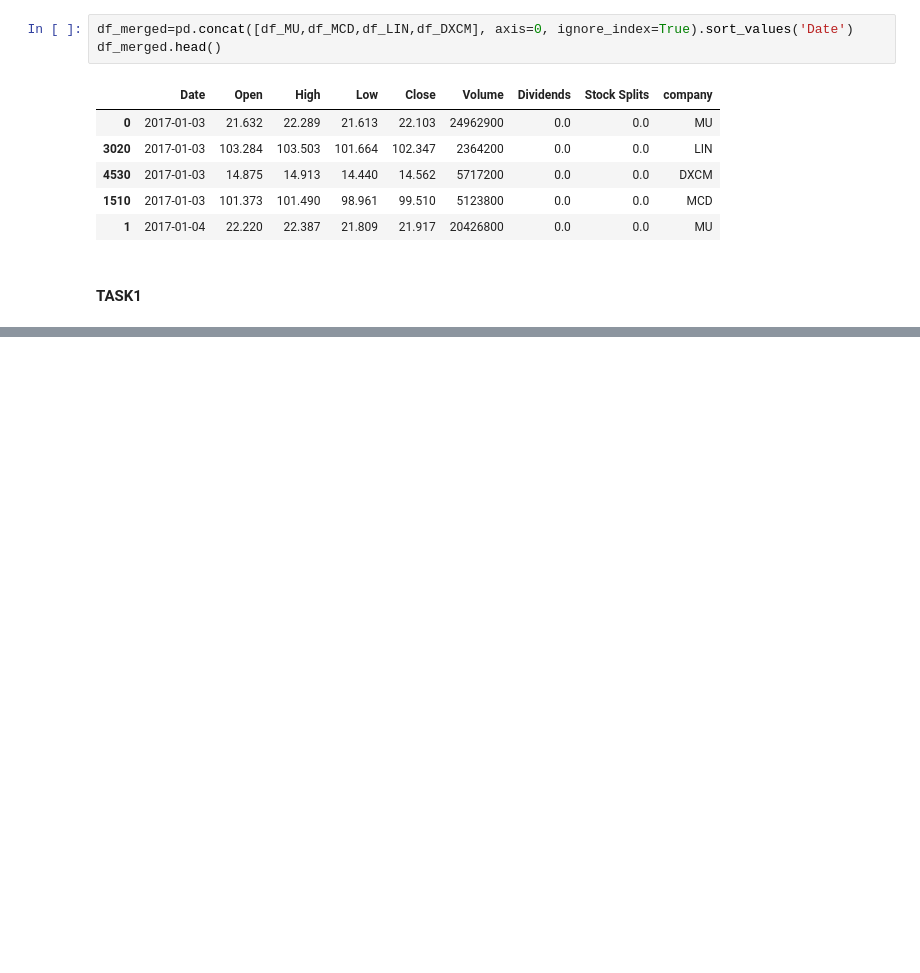
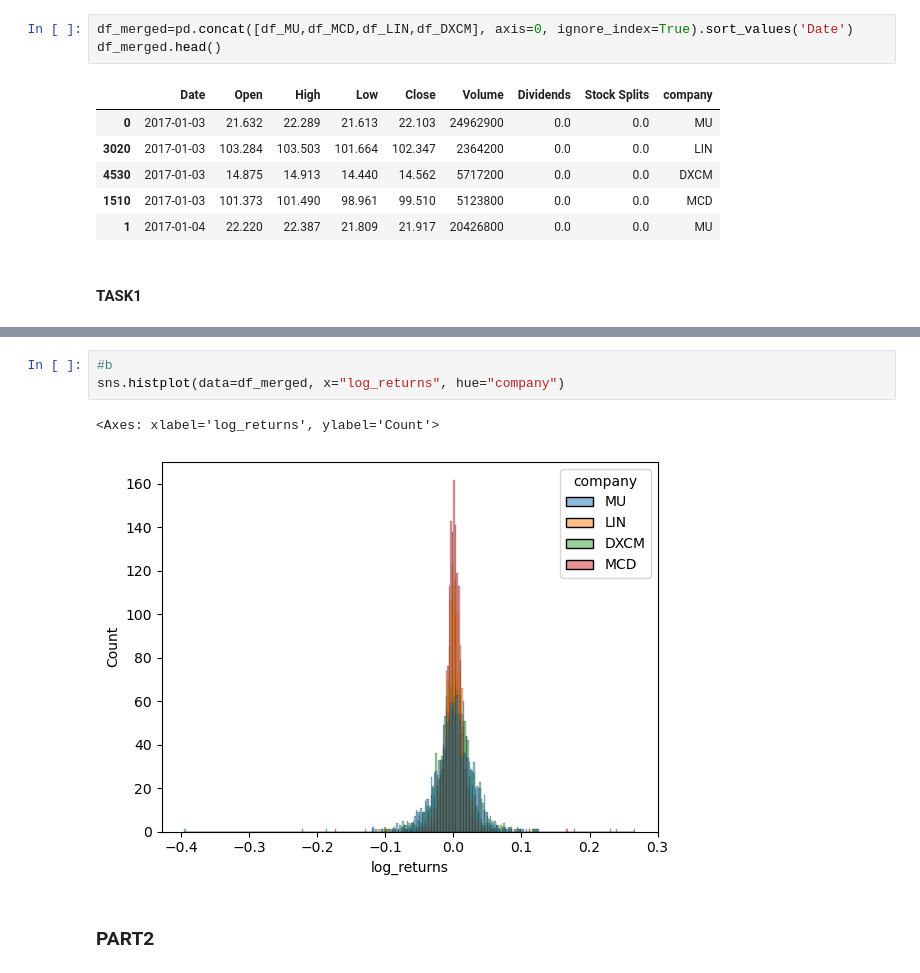
Before and after one commit to abrichackova/Midterm, a Jupyter notebook: Midterm_solution.ipynb, the cells around one changed output, grey strips where cells are left out. Saved outputs shown, nothing was run; the diff lists cells and outputs as text; blank space fills up the shorter version.

```diff
--- a/Midterm_solution.ipynb
+++ b/Midterm_solution.ipynb
@@ -71,0 +181,8 @@ df_merged.head()
+# %%
+#b
+sns.histplot(data=df_merged, x="log_returns", hue="company")
+# %% [output]
+<Axes: xlabel='log_returns', ylabel='Count'>
+[figure, added]
+# %% [markdown]
+### PART2
```
Also changed, not shown: parts of 34 cells of this notebook.
